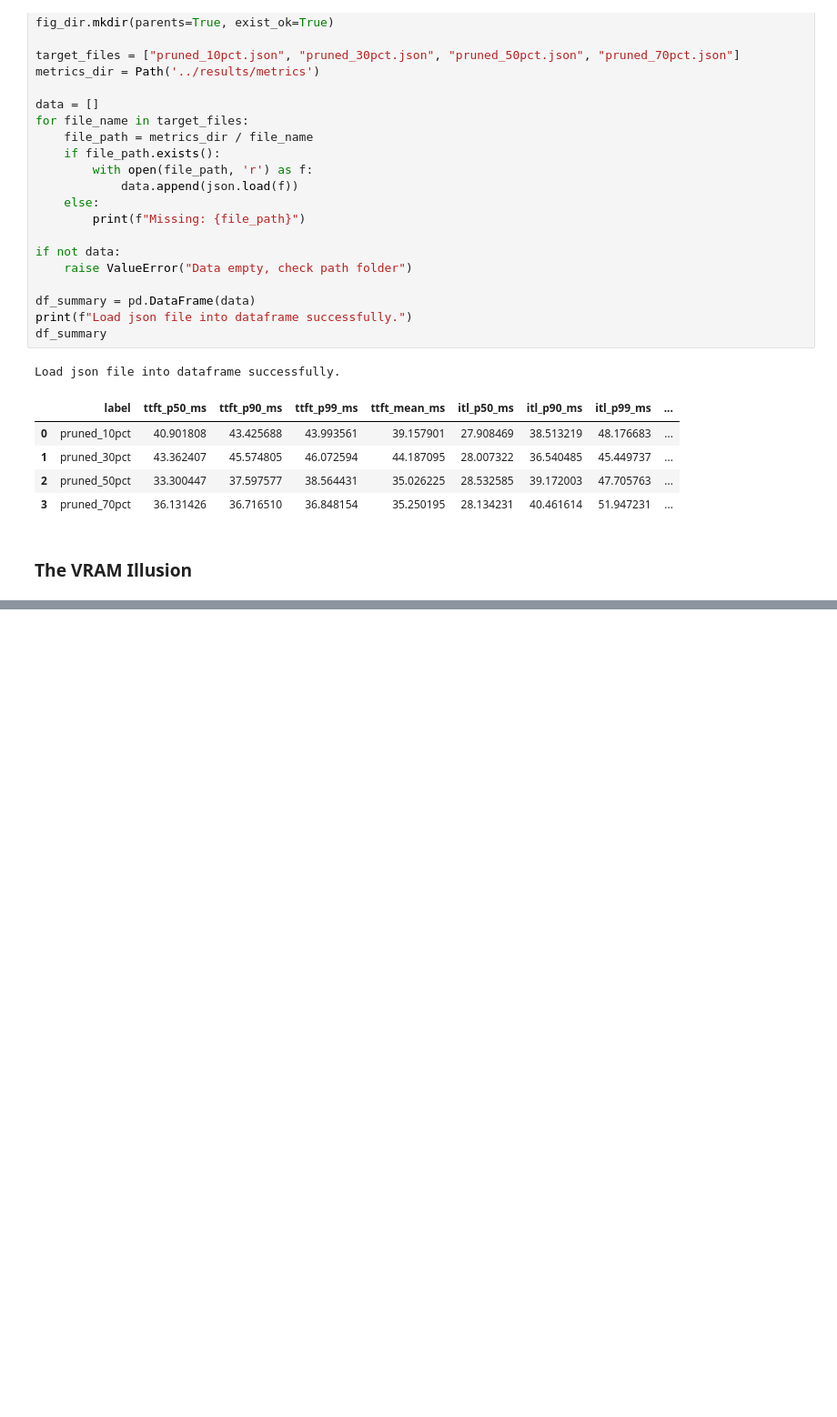
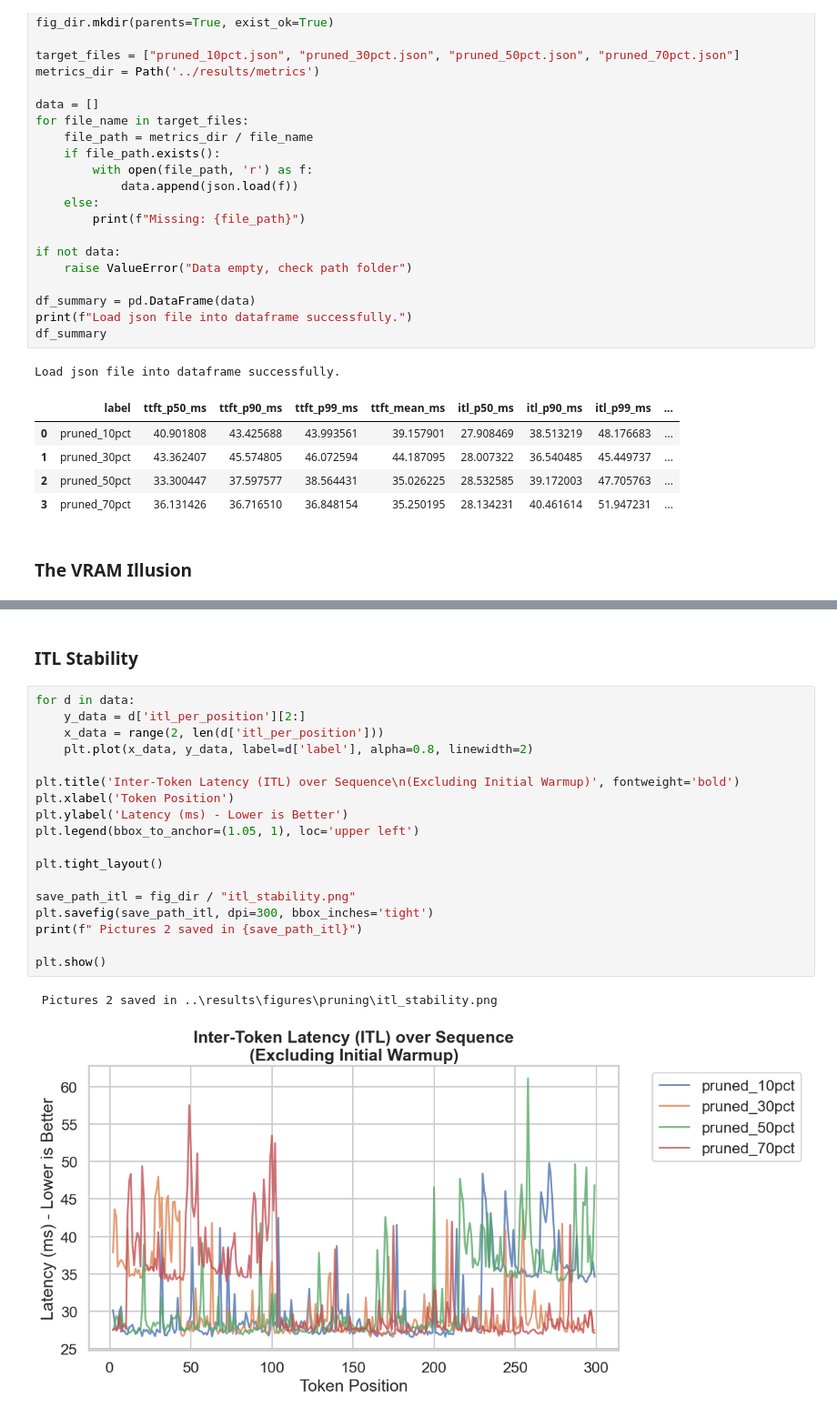
Before and after one commit to adinfarel/llm-inference-benchmark, a Jupyter notebook: analysis/analysis_pruning.ipynb, the cells around one changed output, grey strips where cells are left out. Shown at 91% size. Cells and saved outputs as stored; diff of their text form; blank space fills up the shorter version.

Commit message:
docs: add figures 2 and 3 in 03_pruning.md

```diff
--- a/analysis/analysis_pruning.ipynb
+++ b/analysis/analysis_pruning.ipynb
@@ -72 +72,24 @@ Pictures saved in  {WindowsPath('../results/figures/pruning/memory_footprint.png
 [figure]
+# %% [markdown]
+### ITL Stability
+# %%
+for d in data:
+    y_data = d['itl_per_position'][2:]
+    x_data = range(2, len(d['itl_per_position']))
+    plt.plot(x_data, y_data, label=d['label'], alpha=0.8, linewidth=2)
+
+plt.title('Inter-Token Latency (ITL) over Sequence\n(Excluding Initial Warmup)', fontweight='bold')
+plt.xlabel('Token Position')
+plt.ylabel('Latency (ms) - Lower is Better')
+plt.legend(bbox_to_anchor=(1.05, 1), loc='upper left')
+
+plt.tight_layout()
+
+save_path_itl = fig_dir / "itl_stability.png"
+plt.savefig(save_path_itl, dpi=300, bbox_inches='tight')
+print(f" Pictures 2 saved in {save_path_itl}")
+
+plt.show()
+# %% [output]
+ Pictures 2 saved in ..\results\figures\pruning\itl_stability.png
+[figure, added]
```
Also changed, not shown: parts of 3 cells of this notebook, 3 other files.
